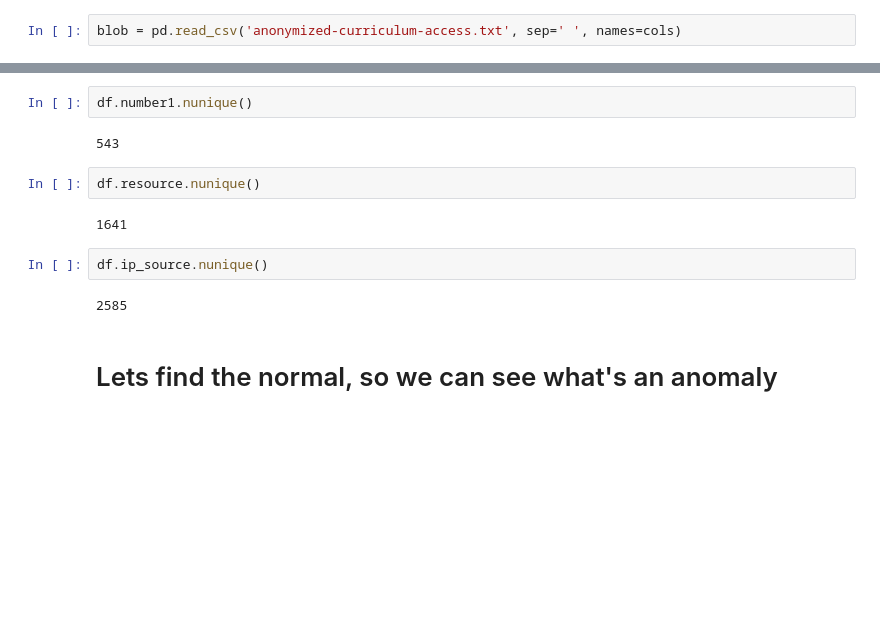
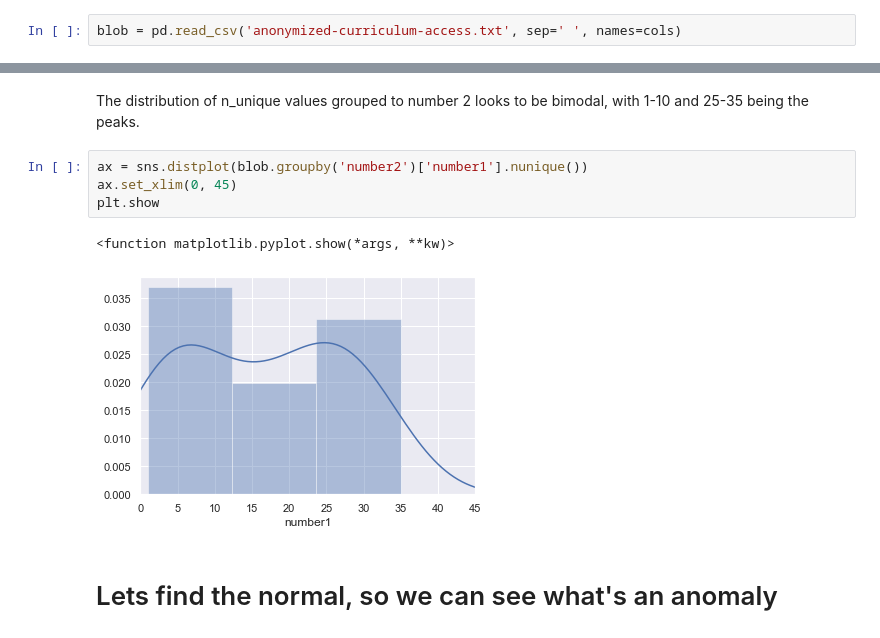
Before and after one commit to flambuth/ds-methodologies-exercises, a Jupyter notebook: anomaly_detection/mystery-solving.ipynb, the cells around one changed output, grey strips where cells are left out. Saved outputs shown, nothing was run; the diff lists cells and outputs as text; blank space fills up the shorter version.

```diff
--- a/anomaly_detection/mystery-solving.ipynb
+++ b/anomaly_detection/mystery-solving.ipynb
@@ -68,15 +112,12 @@ df.number2.nunique()
-# %%
-df.number1.nunique()
-# %% [output]
-543
-# %%
-df.resource.nunique()
-# %% [output]
-1641
-# %%
-df.ip_source.nunique()
-# %% [output]
-2585
+# %% [markdown]
+The distribution of n_unique values grouped to number 2 looks to be bimodal, with 1-10 and 25-35 being the peaks.
+# %%
+ax = sns.distplot(blob.groupby('number2')['number1'].nunique())
+ax.set_xlim(0, 45)
+plt.show
+# %% [output]
+<function matplotlib.pyplot.show(*args, **kw)>
+[figure, added]
 # %% [markdown]
 # Lets find the normal, so we can see what's an anomaly
 # %%
```
Also changed, not shown: parts of 52 cells of this notebook, 2 other files.
